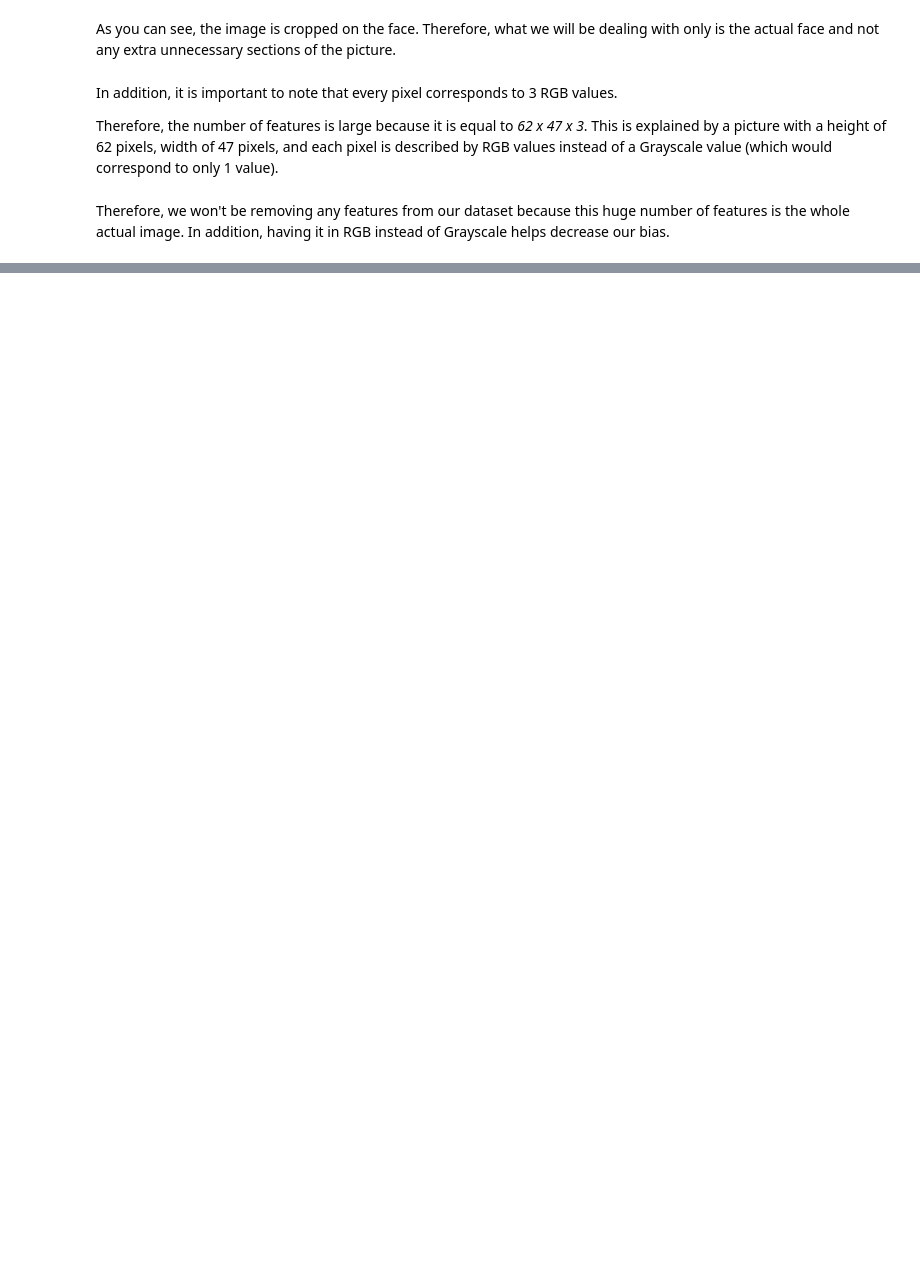
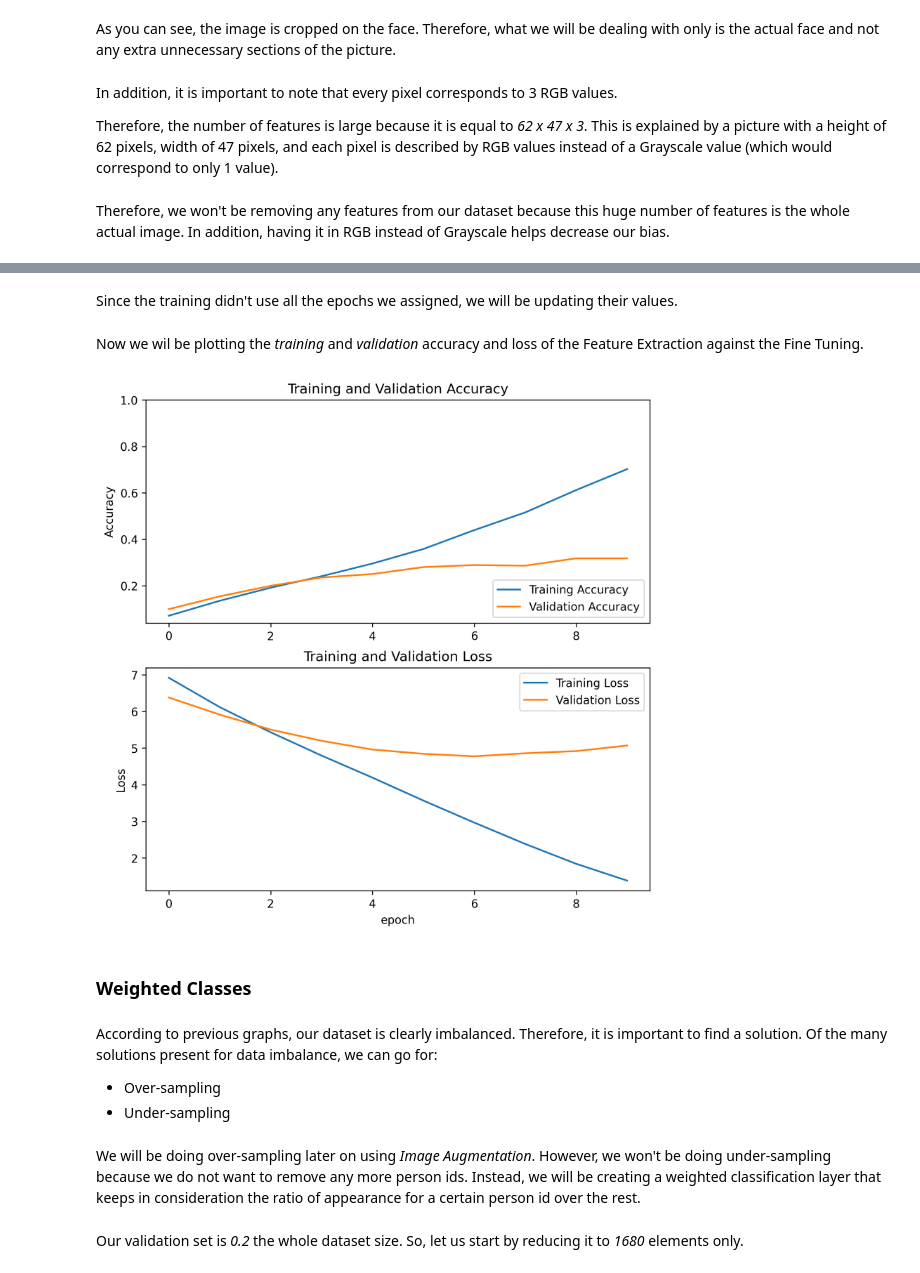
Before and after one commit to nizarmah/oracle, a Jupyter notebook: main.ipynb, the cells around one changed output, grey strips where cells are left out. Drawn from its saved outputs; the diff is of its cells as text; code cells hidden in the pictures; blank space fills up the shorter version.

```diff
--- a/main.ipynb
+++ b/main.ipynb
@@ -234,0 +344,2 @@ Therefore, we won't be removing any features from our dataset because this huge
+# %%
+covnet_base.trainable = True
@@ -234,0 +388,4 @@ Therefore, we won't be removing any features from our dataset because this huge
+# %%
+model = make_model()
+
+model.summary()
@@ -234,0 +411,2 @@ Therefore, we won't be removing any features from our dataset because this huge
+# %%
+early_stopping = tf.keras.callbacks.EarlyStopping(monitor='val_loss', patience=3)
@@ -234,0 +423,8 @@ Therefore, we won't be removing any features from our dataset because this huge
+# %%
+fine_tune_epochs = 10
+
+fine_tune_history = model.fit(train_generator, epochs=fine_tune_epochs,
+                        validation_data=valid_generator, shuffle=True,
+                           callbacks=[early_stopping])
+
+model.save('fine_tune_checkpoint.h5')
@@ -234,0 +449,2 @@ Therefore, we won't be removing any features from our dataset because this huge
+# %% [markdown]
+Since the training didn't use all the epochs we assigned, we will be updating their values.
@@ -234,0 +454,38 @@ Therefore, we won't be removing any features from our dataset because this huge
+# %% [markdown]
+Now we wil be plotting the *training* and *validation* accuracy and loss of the Feature Extraction against the Fine Tuning.
+# %%
+acc = fine_tune_history.history['accuracy']
+val_acc = fine_tune_history.history['val_accuracy']
+
+loss = fine_tune_history.history['loss']
+val_loss = fine_tune_history.history['val_loss']
+
+plt.figure(figsize=(8, 8))
+plt.subplot(2, 1, 1)
+plt.plot(acc, label='Training Accuracy')
+plt.plot(val_acc, label='Validation Accuracy')
+plt.legend(loc='lower right')
+plt.ylabel('Accuracy')
+plt.ylim([min(plt.ylim()),1])
+plt.title('Training and Validation Accuracy')
+
+plt.subplot(2, 1, 2)
+plt.plot(loss, label='Training Loss')
+plt.plot(val_loss, label='Validation Loss')
+plt.legend(loc='upper right')
+plt.ylabel('Loss')
+plt.title('Training and Validation Loss')
+plt.xlabel('epoch')
+plt.show()
+# %% [output]
+[figure, added]
+# %% [markdown]
+### Weighted Classes
+# %% [markdown]
+According to previous graphs, our dataset is clearly imbalanced. Therefore, it is important to find a solution. Of the many solutions present for data imbalance, we can go for:
+* Over-sampling
+* Under-sampling
+# %% [markdown]
+We will be doing over-sampling later on using *Image Augmentation*. However, we won't be doing under-sampling because we do not want to remove any more person ids. Instead, we will be creating a weighted classification layer that keeps in consideration the ratio of appearance for a certain person id over the rest.
+# %% [markdown]
+Our validation set is *0.2* the whole dataset size. So, let us start by reducing it to *1680* elements only.
```
Also changed, not shown: parts of 75 cells of this notebook, 4 other files.
